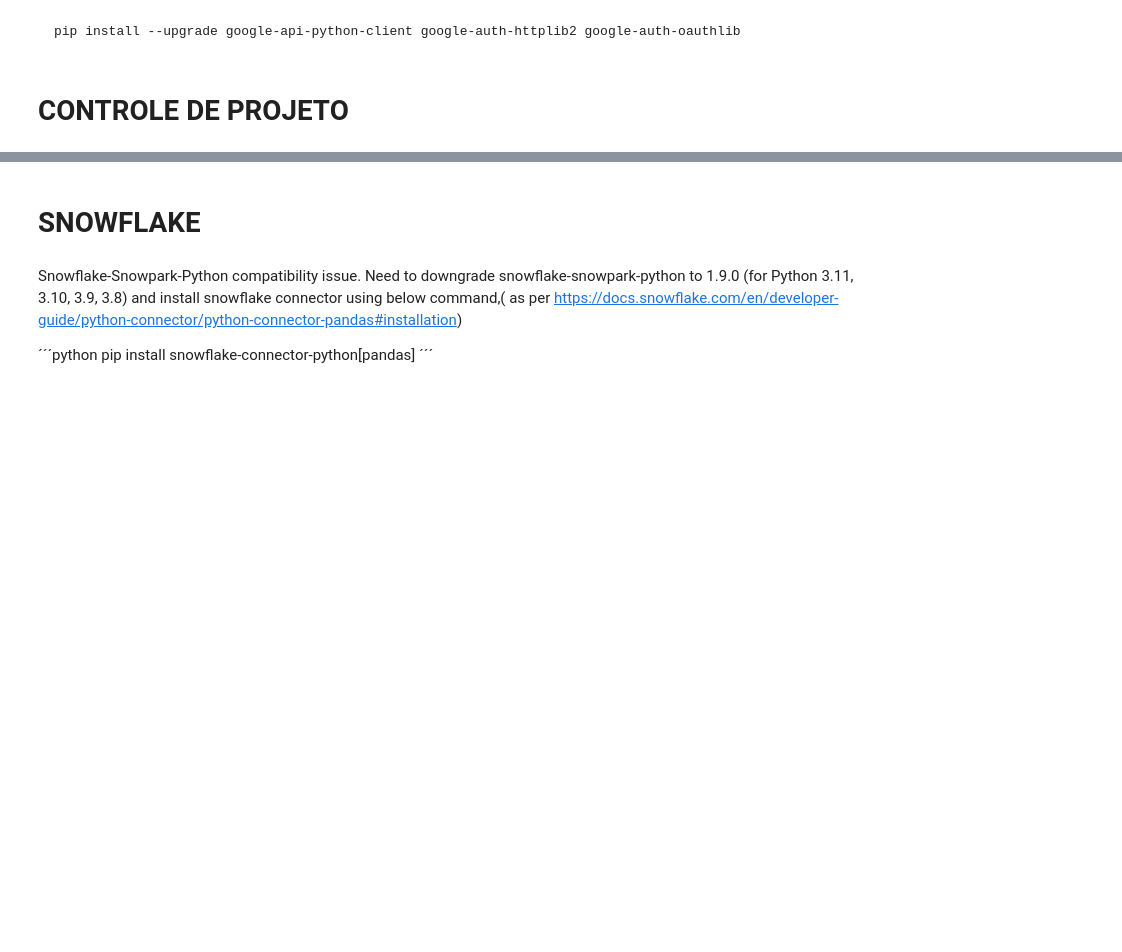
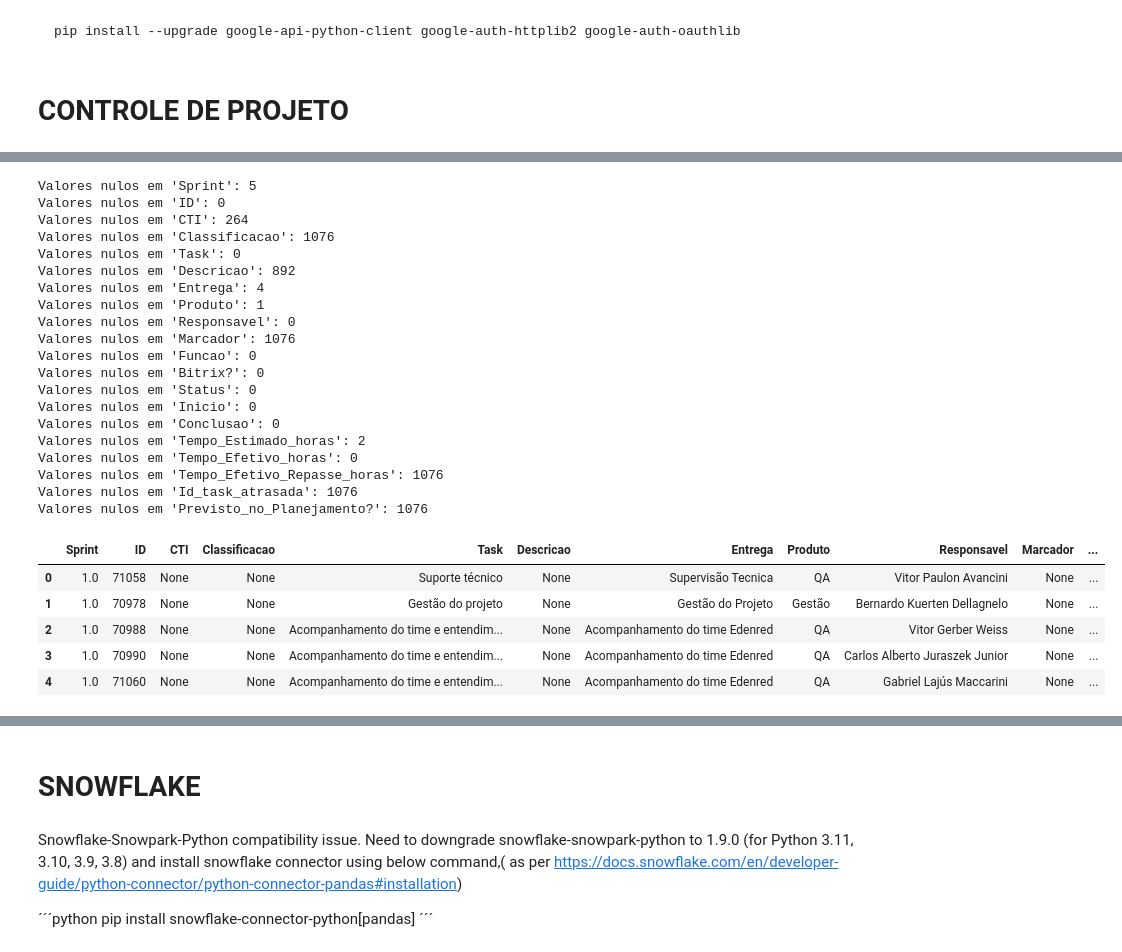
Before and after one commit to IvonLuiz/python_googlesheets_to_snowflake, a Jupyter notebook: notebook.ipynb, the cells around one changed output, grey strips where cells are left out. Cells and saved outputs as stored; diff of their text form; code cells hidden in the pictures; blank space fills up the shorter version.

```diff
--- a/notebook.ipynb
+++ b/notebook.ipynb
@@ -42,0 +112,31 @@ engagement_survey_data = gs_client.get_sheet_data(
+# %%
+cleaned_tlog_df = clean_and_transform_data(tlog_data)
+
+cleaned_tlog_df.head()
+# %% [output]
+Valores nulos em 'Sprint': 5
+Valores nulos em 'ID': 0
+Valores nulos em 'CTI': 264
+Valores nulos em 'Classificacao': 1076
+Valores nulos em 'Task': 0
+Valores nulos em 'Descricao': 892
+Valores nulos em 'Entrega': 4
+Valores nulos em 'Produto': 1
+Valores nulos em 'Responsavel': 0
+Valores nulos em 'Marcador': 1076
+Valores nulos em 'Funcao': 0
+Valores nulos em 'Bitrix?': 0
+Valores nulos em 'Status': 0
+Valores nulos em 'Inicio': 0
+Valores nulos em 'Conclusao': 0
+Valores nulos em 'Tempo_Estimado_horas': 2
+Valores nulos em 'Tempo_Efetivo_horas': 0
+Valores nulos em 'Tempo_Efetivo_Repasse_horas': 1076
+Valores nulos em 'Id_task_atrasada': 1076
+Valores nulos em 'Previsto_no_Planejamento?': 1076
+|  | Sprint | ID | CTI | Classificacao | Task | Descricao | Entrega | Produto | Responsavel | Marcador | ... |
+| 0 | 1.0 | 71058 | None | None | Suporte técnico | None | Supervisão Tecnica | QA | Vitor Paulon Avancini | None | ... |
+| 1 | 1.0 | 70978 | None | None | Gestão do projeto | None | Gestão do Projeto | Gestão | Bernardo Kuerten Dellagnelo | None | ... |
+| 2 | 1.0 | 70988 | None | None | Acompanhamento do time e entendim... | None | Acompanhamento do time Edenred | QA | Vitor Gerber Weiss | None | ... |
+| 3 | 1.0 | 70990 | None | None | Acompanhamento do time e entendim... | None | Acompanhamento do time Edenred | QA | Carlos Alberto Juraszek Junior | None | ... |
+| 4 | 1.0 | 71060 | None | None | Acompanhamento do time e entendim... | None | Acompanhamento do time Edenred | QA | Gabriel Lajús Maccarini | None | ... |
```
Also changed, not shown: parts of 9 cells of this notebook.
